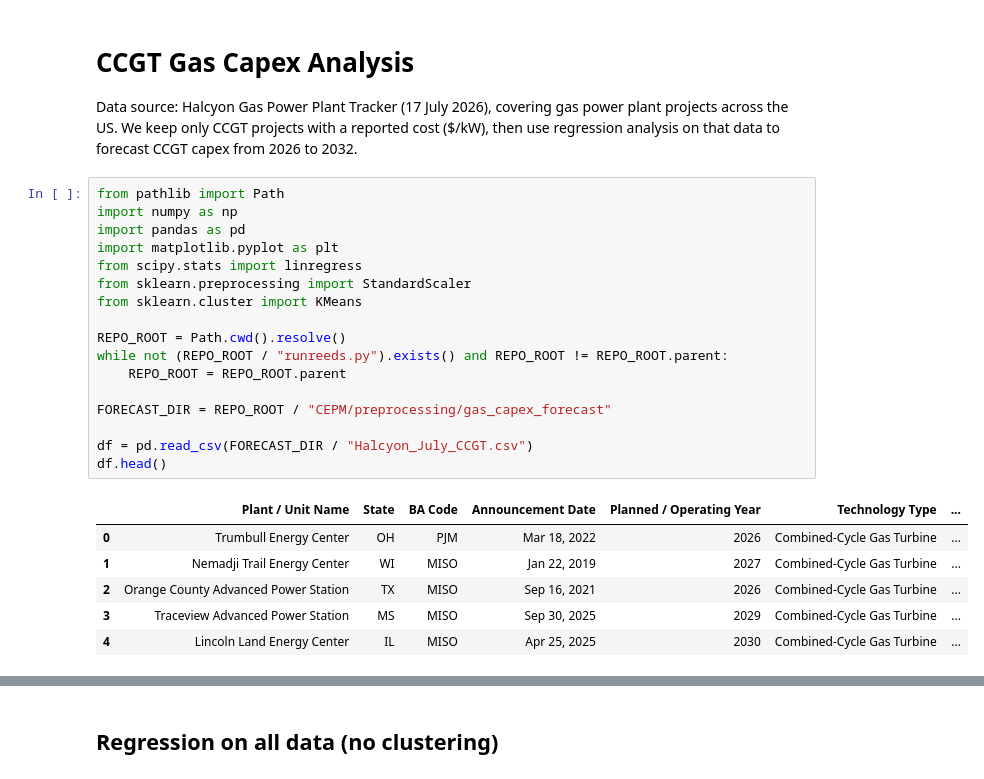
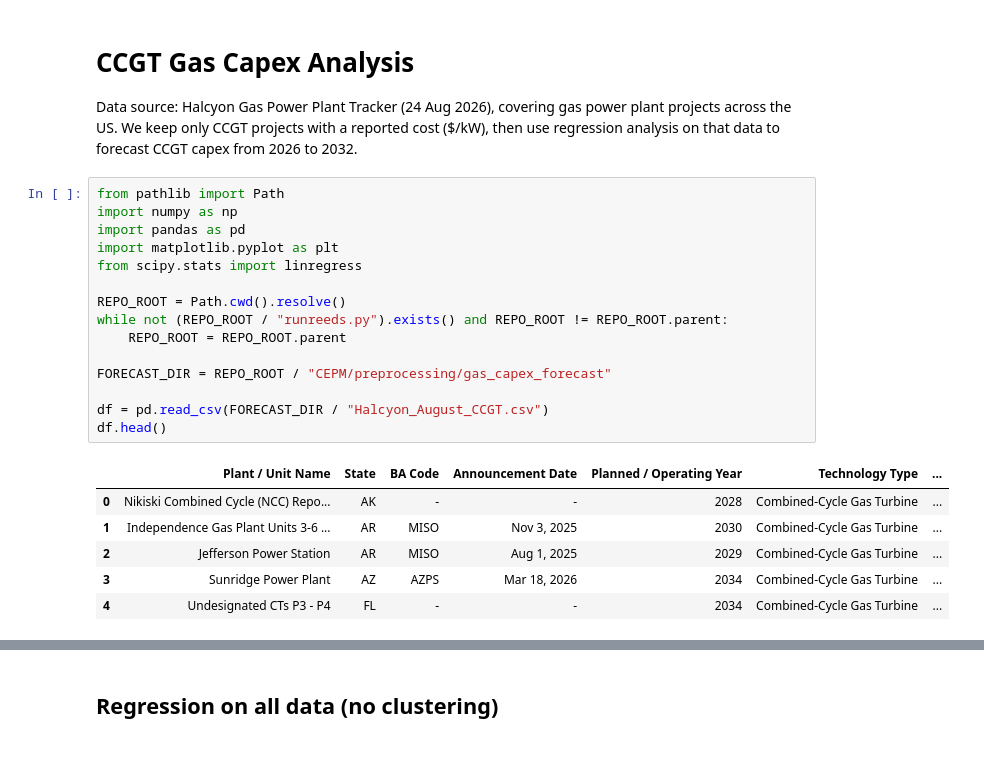
Before and after one commit to RMI/ReEDS-CEPM, a Jupyter notebook: CEPM/preprocessing/gas_capex_forecast/CCGT_gas_capex.ipynb, the cells around one changed output, grey strips where cells are left out. Drawn from its saved outputs; the diff is of its cells as text.

```diff
--- a/CEPM/preprocessing/gas_capex_forecast/CCGT_gas_capex.ipynb
+++ b/CEPM/preprocessing/gas_capex_forecast/CCGT_gas_capex.ipynb
@@ -1,31 +1,29 @@
 # %% [markdown]
 # CCGT Gas Capex Analysis
 
-Data source: Halcyon Gas Power Plant Tracker (17 July 2026), covering gas power plant projects across the US. We keep only CCGT projects with a reported cost ($/kW), then use regression analysis on that data to forecast CCGT capex from 2026 to 2032.
+Data source: Halcyon Gas Power Plant Tracker (24 Aug 2026), covering gas power plant projects across the US. We keep only CCGT projects with a reported cost ($/kW), then use regression analysis on that data to forecast CCGT capex from 2026 to 2032.
 # %%
 from pathlib import Path
 import numpy as np
 import pandas as pd
 import matplotlib.pyplot as plt
 from scipy.stats import linregress
-from sklearn.preprocessing import StandardScaler
-from sklearn.cluster import KMeans
 
 REPO_ROOT = Path.cwd().resolve()
 while not (REPO_ROOT / "runreeds.py").exists() and REPO_ROOT != REPO_ROOT.parent:
     REPO_ROOT = REPO_ROOT.parent
 
 FORECAST_DIR = REPO_ROOT / "CEPM/preprocessing/gas_capex_forecast"
 
-df = pd.read_csv(FORECAST_DIR / "Halcyon_July_CCGT.csv")
+df = pd.read_csv(FORECAST_DIR / "Halcyon_August_CCGT.csv")
 df.head()
 # %% [output]
 |  | Plant / Unit Name | State | BA Code | Announcement Date | Planned / Operating Year | Technology Type | ... |
-| 0 | Trumbull Energy Center | OH | PJM | Mar 18, 2022 | 2026 | Combined-Cycle Gas Turbine | ... |
-| 1 | Nemadji Trail Energy Center | WI | MISO | Jan 22, 2019 | 2027 | Combined-Cycle Gas Turbine | ... |
-| 2 | Orange County Advanced Power Station | TX | MISO | Sep 16, 2021 | 2026 | Combined-Cycle Gas Turbine | ... |
-| 3 | Traceview Advanced Power Station | MS | MISO | Sep 30, 2025 | 2029 | Combined-Cycle Gas Turbine | ... |
-| 4 | Lincoln Land Energy Center | IL | MISO | Apr 25, 2025 | 2030 | Combined-Cycle Gas Turbine | ... |
+| 0 | Nikiski Combined Cycle (NCC) Repo... | AK | - | - | 2028 | Combined-Cycle Gas Turbine | ... |
+| 1 | Independence Gas Plant Units 3-6 ... | AR | MISO | Nov 3, 2025 | 2030 | Combined-Cycle Gas Turbine | ... |
+| 2 | Jefferson Power Station | AR | MISO | Aug 1, 2025 | 2029 | Combined-Cycle Gas Turbine | ... |
+| 3 | Sunridge Power Plant | AZ | AZPS | Mar 18, 2026 | 2034 | Combined-Cycle Gas Turbine | ... |
+| 4 | Undesignated CTs P3 - P4 | FL | - | - | 2034 | Combined-Cycle Gas Turbine | ... |
 # %% [markdown]
 ## Data Cleaning
 
```
Also changed, not shown: parts of 17 cells of this notebook, 18 other files.
